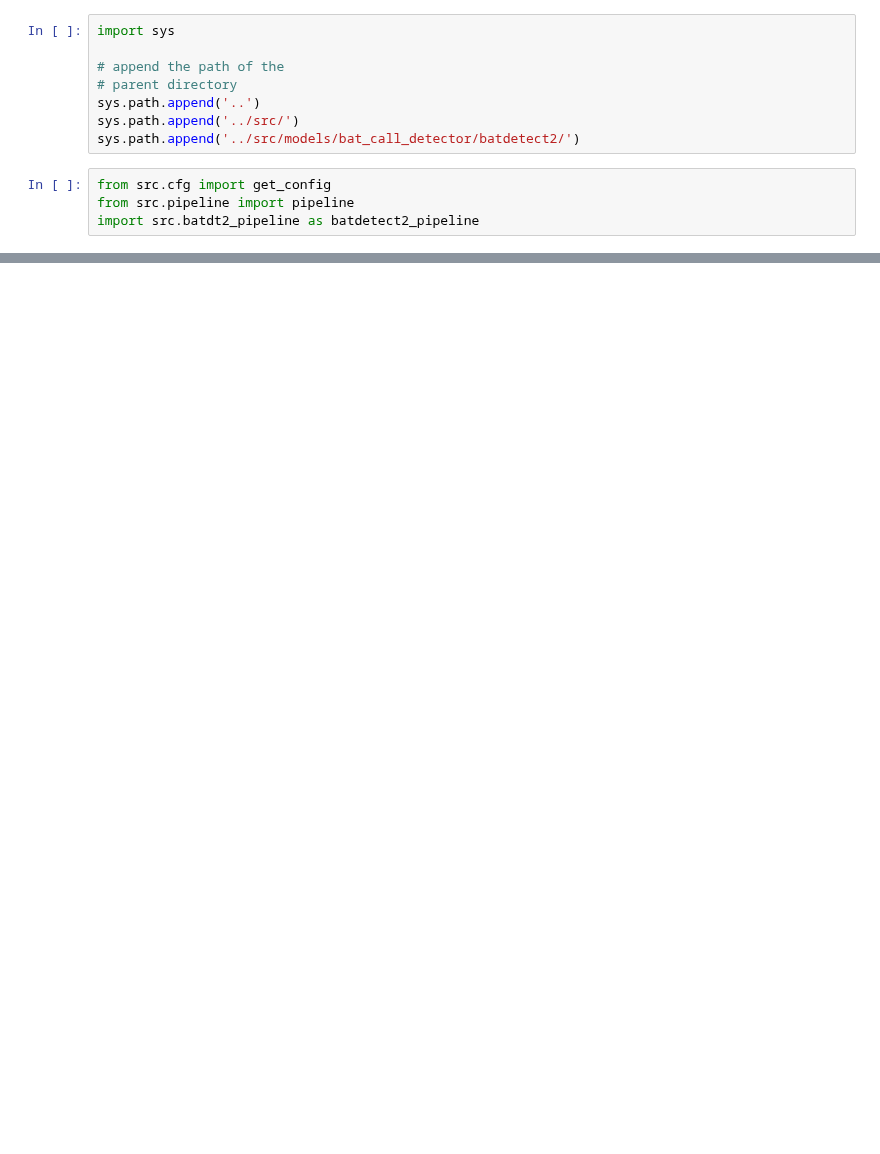
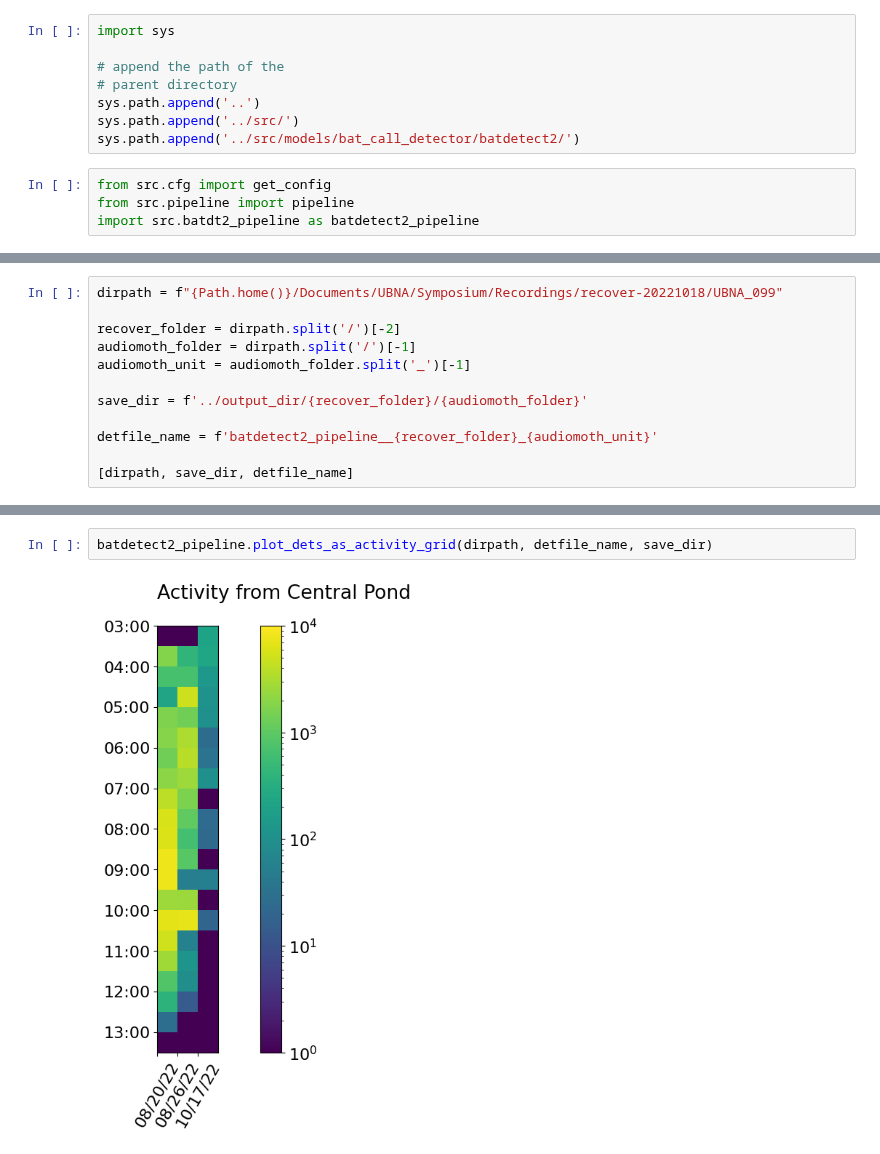
Before and after one commit to uw-echospace/bat-detector-msds, a Jupyter notebook: notebooks/check_pipeline copy.ipynb, the cells around one changed output, grey strips where cells are left out. Saved outputs shown, nothing was run; the diff lists cells and outputs as text; blank space fills up the shorter version.

Commit message:
have running pipeline with saved activity plot

```diff
--- a/notebooks/check_pipeline copy.ipynb
+++ b/notebooks/check_pipeline copy.ipynb
@@ -305,0 +30,12 @@ plt_msds_fromdf(filename, df, audio_sec, fs, offset, reftimes, times, p_on)
+# %%
+dirpath = f"{Path.home()}/Documents/UBNA/Symposium/Recordings/recover-20221018/UBNA_099"
+
+recover_folder = dirpath.split('/')[-2]
+audiomoth_folder = dirpath.split('/')[-1]
+audiomoth_unit = audiomoth_folder.split('_')[-1]
+
+save_dir = f'../output_dir/{recover_folder}/{audiomoth_folder}'
+
+detfile_name = f'batdetect2_pipeline__{recover_folder}_{audiomoth_unit}'
+
+[dirpath, save_dir, detfile_name]
@@ -305,0 +65,4 @@ plt_msds_fromdf(filename, df, audio_sec, fs, offset, reftimes, times, p_on)
+# %%
+batdetect2_pipeline.plot_dets_as_activity_grid(dirpath, detfile_name, save_dir)
+# %% [output]
+[figure, added]
```
Also changed, not shown: parts of 11 cells of this notebook, 6 other files.
